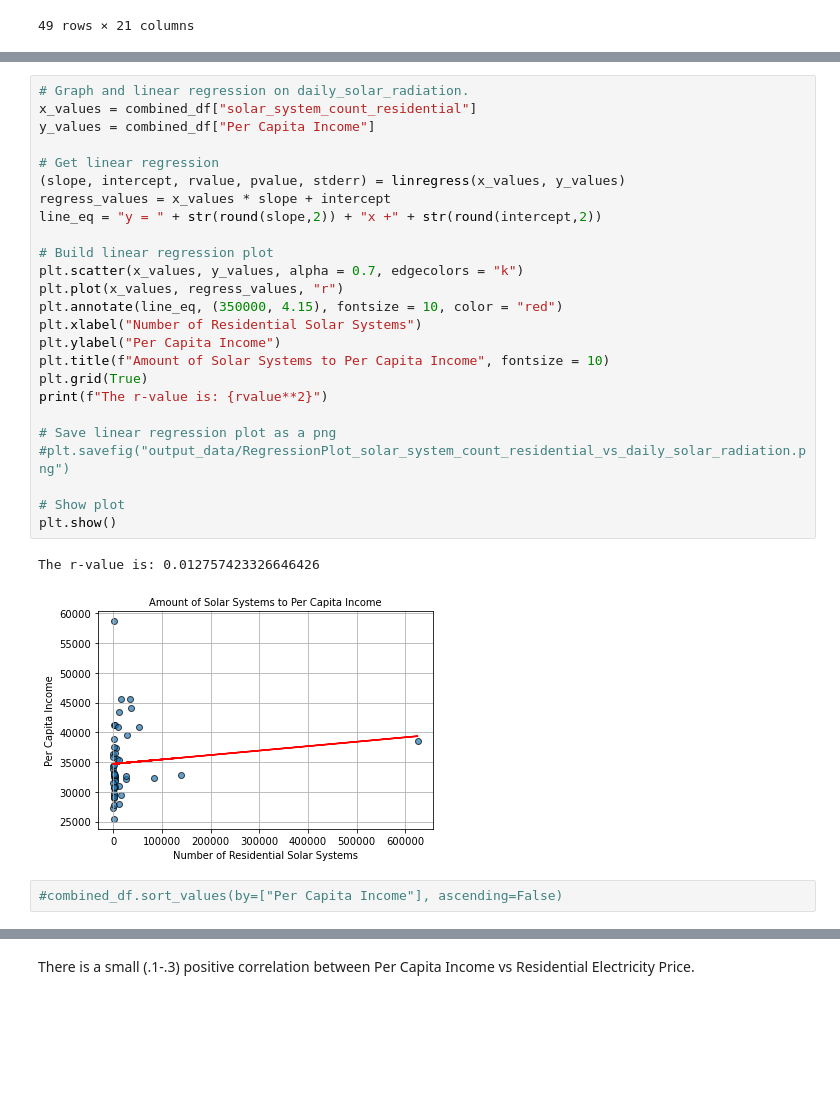
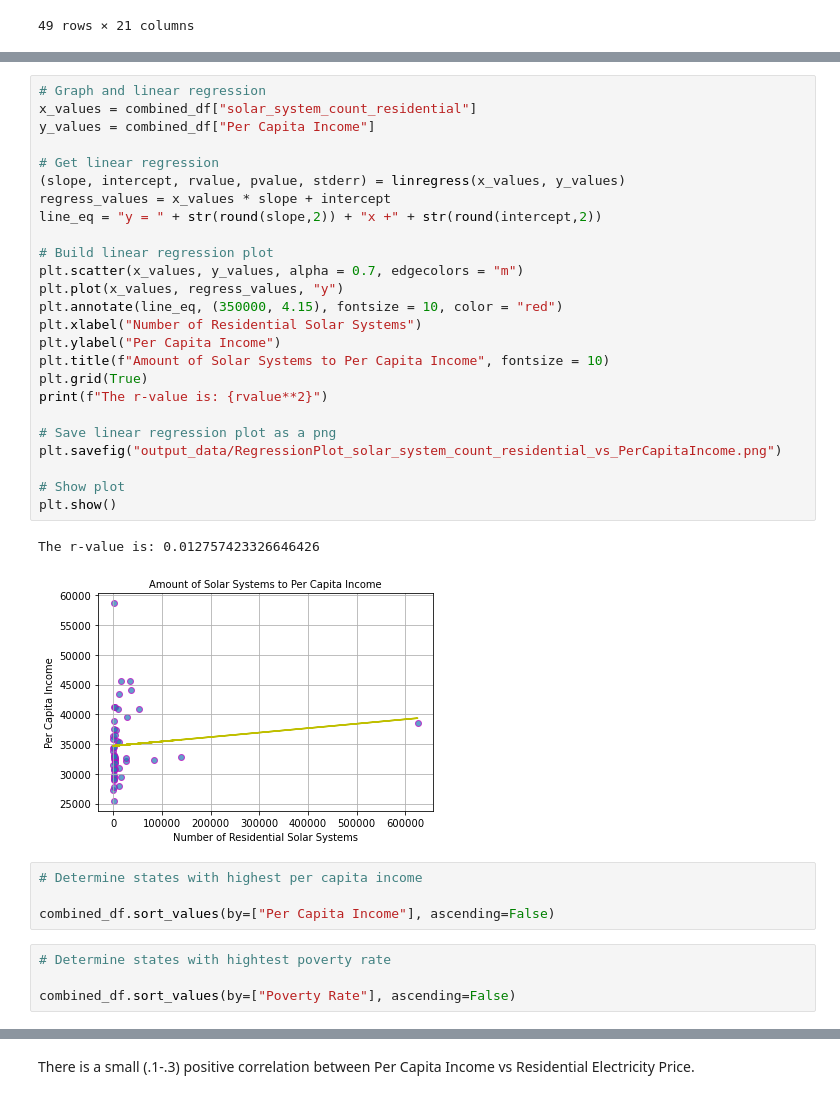
Before and after one commit to JeremyTallant/TomorrowsEnergyToday, a Jupyter notebook: Project_One_LH.ipynb, the cells around one changed output, grey strips where cells are left out. Drawn from its saved outputs; the diff is of its cells as text; blank space fills up the shorter version.

```diff
--- a/Project_One_LH.ipynb
+++ b/Project_One_LH.ipynb
@@ -39,31 +59,37 @@ combined_df
 # %%
-# Graph and linear regression on daily_solar_radiation.
+# Graph and linear regression
 x_values = combined_df["solar_system_count_residential"]
 y_values = combined_df["Per Capita Income"]
 
 # Get linear regression
 (slope, intercept, rvalue, pvalue, stderr) = linregress(x_values, y_values)
 regress_values = x_values * slope + intercept
 line_eq = "y = " + str(round(slope,2)) + "x +" + str(round(intercept,2))
 
 # Build linear regression plot
-plt.scatter(x_values, y_values, alpha = 0.7, edgecolors = "k")
-plt.plot(x_values, regress_values, "r")
+plt.scatter(x_values, y_values, alpha = 0.7, edgecolors = "m")
+plt.plot(x_values, regress_values, "y")
 plt.annotate(line_eq, (350000, 4.15), fontsize = 10, color = "red")
 plt.xlabel("Number of Residential Solar Systems")
 plt.ylabel("Per Capita Income")
 plt.title(f"Amount of Solar Systems to Per Capita Income", fontsize = 10)
 plt.grid(True)
 print(f"The r-value is: {rvalue**2}")
 
 # Save linear regression plot as a png
-#plt.savefig("output_data/RegressionPlot_solar_system_count_residential_vs_daily_solar_radiation.png")
+plt.savefig("output_data/RegressionPlot_solar_system_count_residential_vs_PerCapitaIncome.png")
 
 # Show plot
 plt.show()
 # %% [output]
 The r-value is: 0.012757423326646426
-[figure, old version]
+[figure, new version]
 # %%
-#combined_df.sort_values(by=["Per Capita Income"], ascending=False)
+# Determine states with highest per capita income
+
+combined_df.sort_values(by=["Per Capita Income"], ascending=False)
+# %%
+# Determine states with hightest poverty rate
+
+combined_df.sort_values(by=["Poverty Rate"], ascending=False)
 # %%
```
Also changed, not shown: parts of 14 cells of this notebook, 40 other files.
